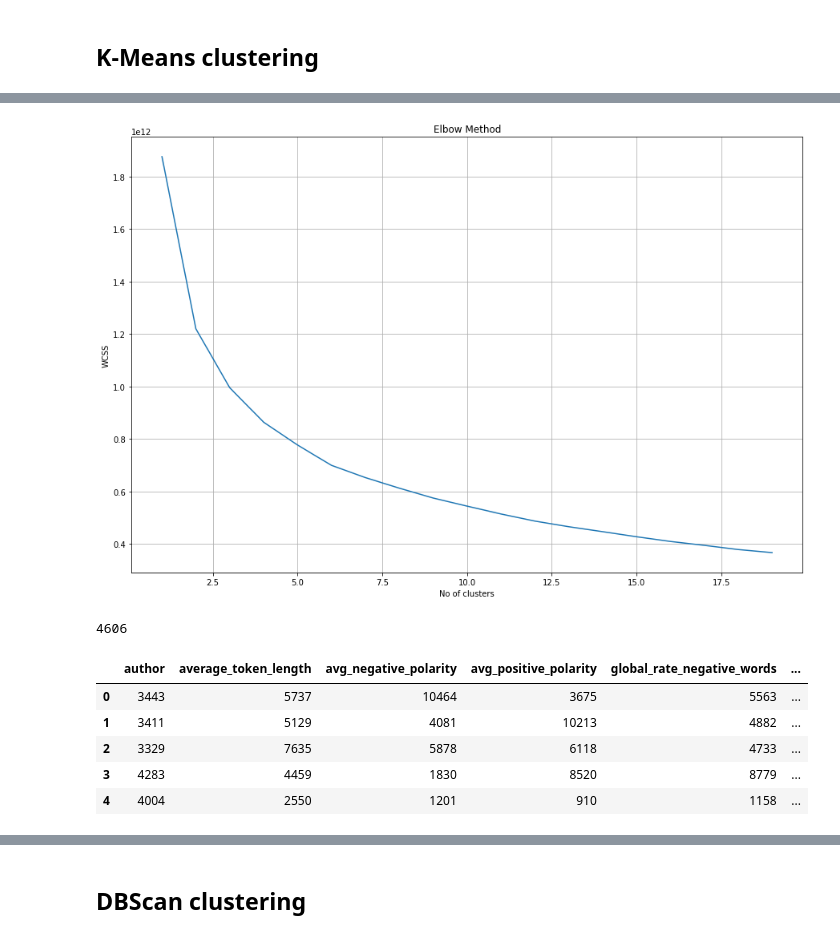
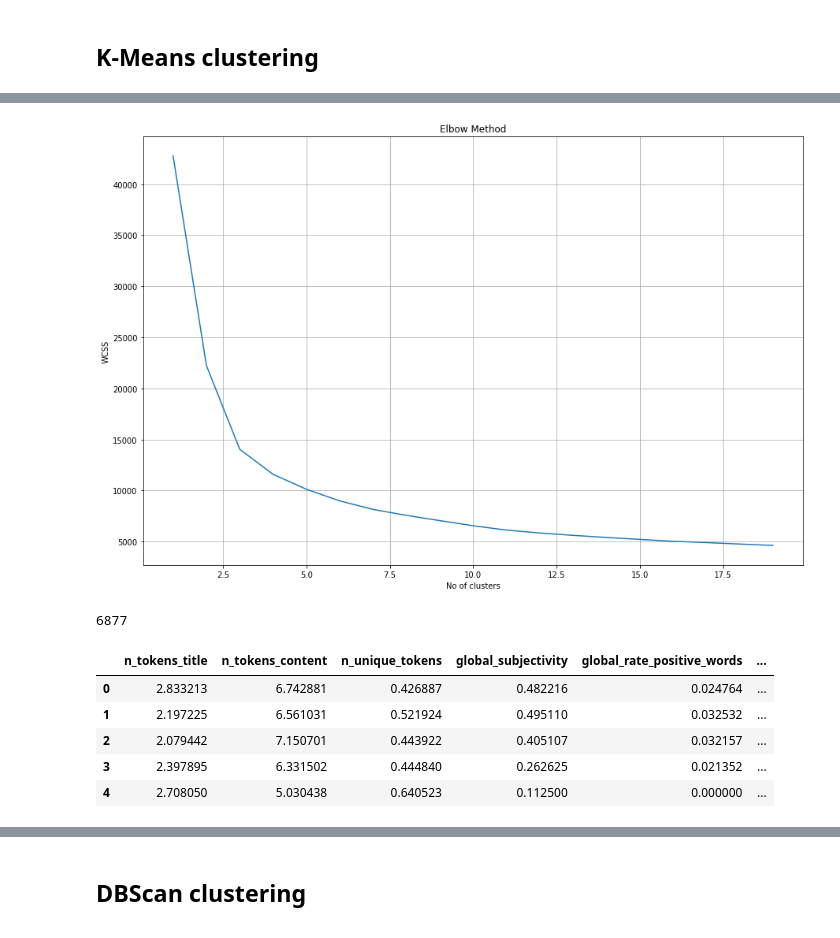
Before and after one commit to ihayet/EECS731_FakeNews_Project, a Jupyter notebook: notebooks/Kaggle_Featureextractions_clustering.ipynb, the cells around one changed output, grey strips where cells are left out. Cells and saved outputs as stored; diff of their text form; code cells hidden in the pictures.

```diff
--- a/notebooks/Kaggle_Featureextractions_clustering.ipynb
+++ b/notebooks/Kaggle_Featureextractions_clustering.ipynb
@@ -36,3 +33,6 @@ kaggle_features_cluster1=kaggle_features.loc[:,['author','average_token_length',
+# %%
+kaggle_features_cluster=kaggle_features.loc[:,['n_tokens_title','n_tokens_content','n_unique_tokens','global_subjectivity','global_rate_positive_words','rate_positive_words','rate_negative_words','title_subjectivity']]
+kaggle_features_cluster1=kaggle_features.loc[:,['n_tokens_title','n_tokens_content','n_unique_tokens','global_subjectivity','global_rate_positive_words','rate_positive_words','rate_negative_words','title_subjectivity']]
 # %%
 kaggle_features_cluster.head()
 # %% [output]
@@ -45,10 +44,0 @@ kaggle_features_cluster.head()
-# %%
-from sklearn.preprocessing import LabelEncoder
-encoder=LabelEncoder()
-kaggle_features_cluster['author']=encoder.fit_transform(kaggle_features_cluster['author'].astype('str'))
-kaggle_features_cluster['average_token_length']=encoder.fit_transform(kaggle_features_cluster['average_token_length'].astype('str'))
-kaggle_features_cluster['avg_negative_polarity']=encoder.fit_transform(kaggle_features_cluster['avg_negative_polarity'].astype('str'))
-kaggle_features_cluster['avg_positive_polarity']=encoder.fit_transform(kaggle_features_cluster['avg_positive_polarity'].astype('str'))
-kaggle_features_cluster['global_rate_negative_words']=encoder.fit_transform(kaggle_features_cluster['global_rate_negative_words'].astype('str'))
-kaggle_features_cluster['global_rate_positive_words']=encoder.fit_transform(kaggle_features_cluster['global_rate_positive_words'].astype('str'))
-kaggle_features_cluster.head()
@@ -62,21 +45,21 @@ kaggle_features_cluster.head()
 # %%
 K = kaggle_features_cluster
-K = K.iloc[:,[0,1,2, 3 ,4,5]].values
+K = K.iloc[:,[0,1,2, 3 ,4,5,6,7]].values
 from sklearn.cluster import KMeans
 wcss =[]
 for j in range (1,20):
     kmeans = KMeans(n_clusters = j, init = 'k-means++', max_iter =100, n_init = 10, random_state = 0)
     kmeans.fit(K)
     wcss.append(kmeans.inertia_)
 plt.figure(figsize=(15,10))
 plt.plot(range(1,20),wcss)
 plt.title('Elbow Method')
 plt.xlabel('No of clusters')
 plt.ylabel('WCSS')
 plt.grid()
 plt.show()
 # %% [output]
-[figure, old version]
+[figure, new version]
 # %%
 kmeans = KMeans(n_clusters= 5, init = 'k-means++', max_iter = 1000, n_init = 10, random_state = 0)
 Kmeans = kmeans.fit_predict(K)
@@ -98,16 +81,16 @@ for row in kaggle_features_cluster["Kmean_Clusters"]:
 print(cluster3)
 Cluster = [cluster3, cluster0, cluster4, cluster2, cluster1]
 # %% [output]
-4606
+6877
 # %%
 kaggle_features_cluster.head()
 # %% [output]
-|  | author | average_token_length | avg_negative_polarity | avg_positive_polarity | global_rate_negative_words | ... |
-| 0 | 3443 | 5737 | 10464 | 3675 | 5563 | ... |
-| 1 | 3411 | 5129 | 4081 | 10213 | 4882 | ... |
-| 2 | 3329 | 7635 | 5878 | 6118 | 4733 | ... |
-| 3 | 4283 | 4459 | 1830 | 8520 | 8779 | ... |
-| 4 | 4004 | 2550 | 1201 | 910 | 1158 | ... |
+|  | n_tokens_title | n_tokens_content | n_unique_tokens | global_subjectivity | global_rate_positive_words | ... |
+| 0 | 2.833213 | 6.742881 | 0.426887 | 0.482216 | 0.024764 | ... |
+| 1 | 2.197225 | 6.561031 | 0.521924 | 0.495110 | 0.032532 | ... |
+| 2 | 2.079442 | 7.150701 | 0.443922 | 0.405107 | 0.032157 | ... |
+| 3 | 2.397895 | 6.331502 | 0.444840 | 0.262625 | 0.021352 | ... |
+| 4 | 2.708050 | 5.030438 | 0.640523 | 0.112500 | 0.000000 | ... |
 # %%
 plt.figure(figsize=(8,8))
 kaggle_features_cluster["Kmean_Clusters"].value_counts().plot.pie(autopct = "%1.0f%%",
```
Also changed, not shown: parts of 17 cells of this notebook.
